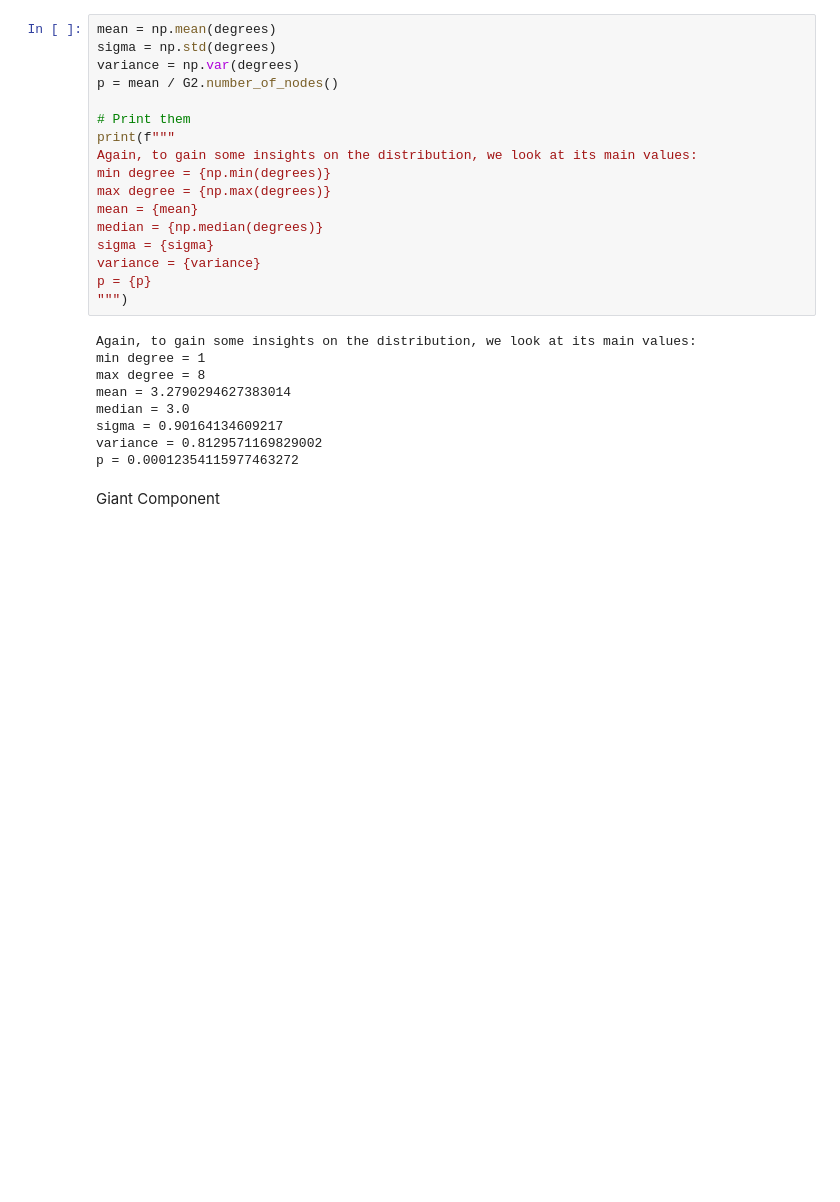
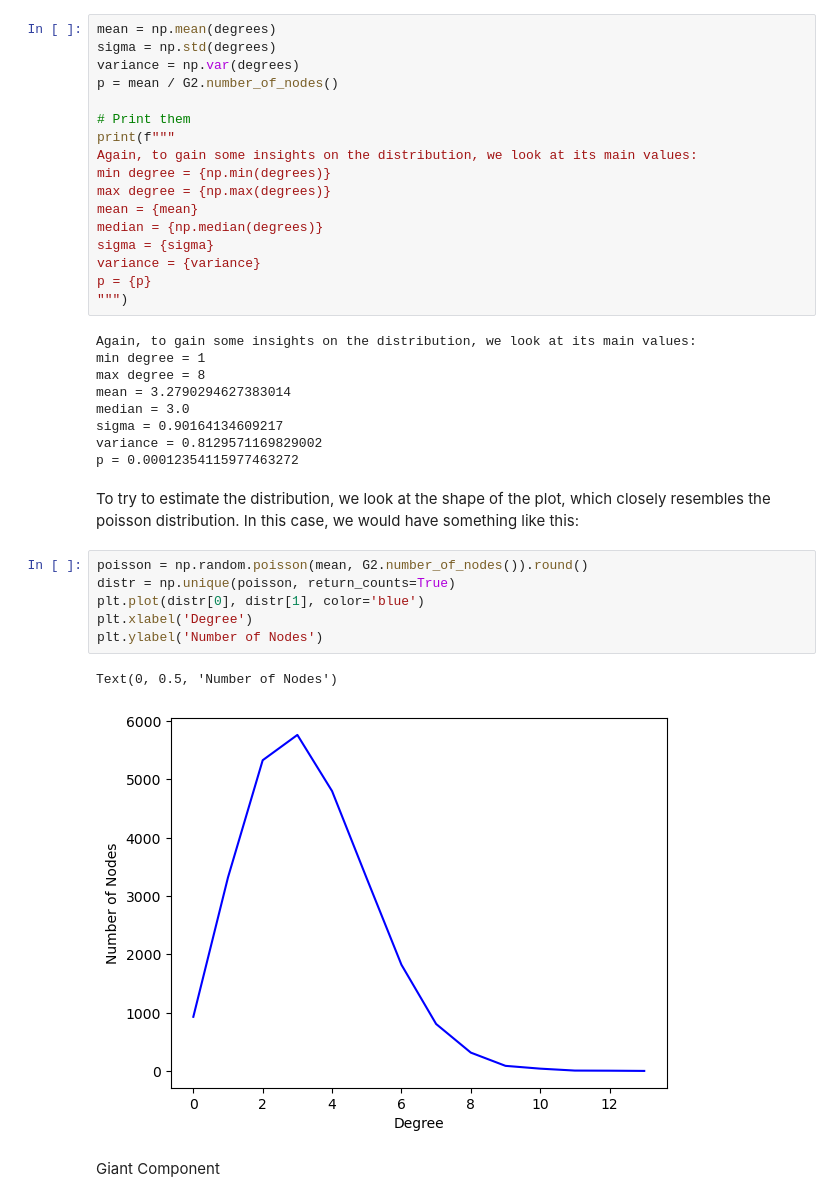
Before and after one commit to Enrico-Benedettini/Internet-Analytics---Lab-2, a Jupyter notebook: assignment/ix-lab2-notebook-part1.ipynb, the cells around one changed output. Drawn from its saved outputs; the diff is of its cells as text; blank space fills up the shorter version.

```diff
--- a/assignment/ix-lab2-notebook-part1.ipynb
+++ b/assignment/ix-lab2-notebook-part1.ipynb
@@ -255,6 +256,18 @@ median = 3.0
 sigma = 0.90164134609217
 variance = 0.8129571169829002
 p = 0.00012354115977463272
+# %% [markdown]
+To try to estimate the distribution, we look at the shape of the plot, which closely resembles the poisson distribution.
+In this case, we would have something like this:
+# %%
+poisson = np.random.poisson(mean, G2.number_of_nodes()).round()
+distr = np.unique(poisson, return_counts=True)
+plt.plot(distr[0], distr[1], color='blue')
+plt.xlabel('Degree')
+plt.ylabel('Number of Nodes')
+# %% [output]
+Text(0, 0.5, 'Number of Nodes')
+[figure, added]
 # %% [markdown]
 Giant Component
 # %%
```
Also changed, not shown: parts of 12 cells of this notebook.
